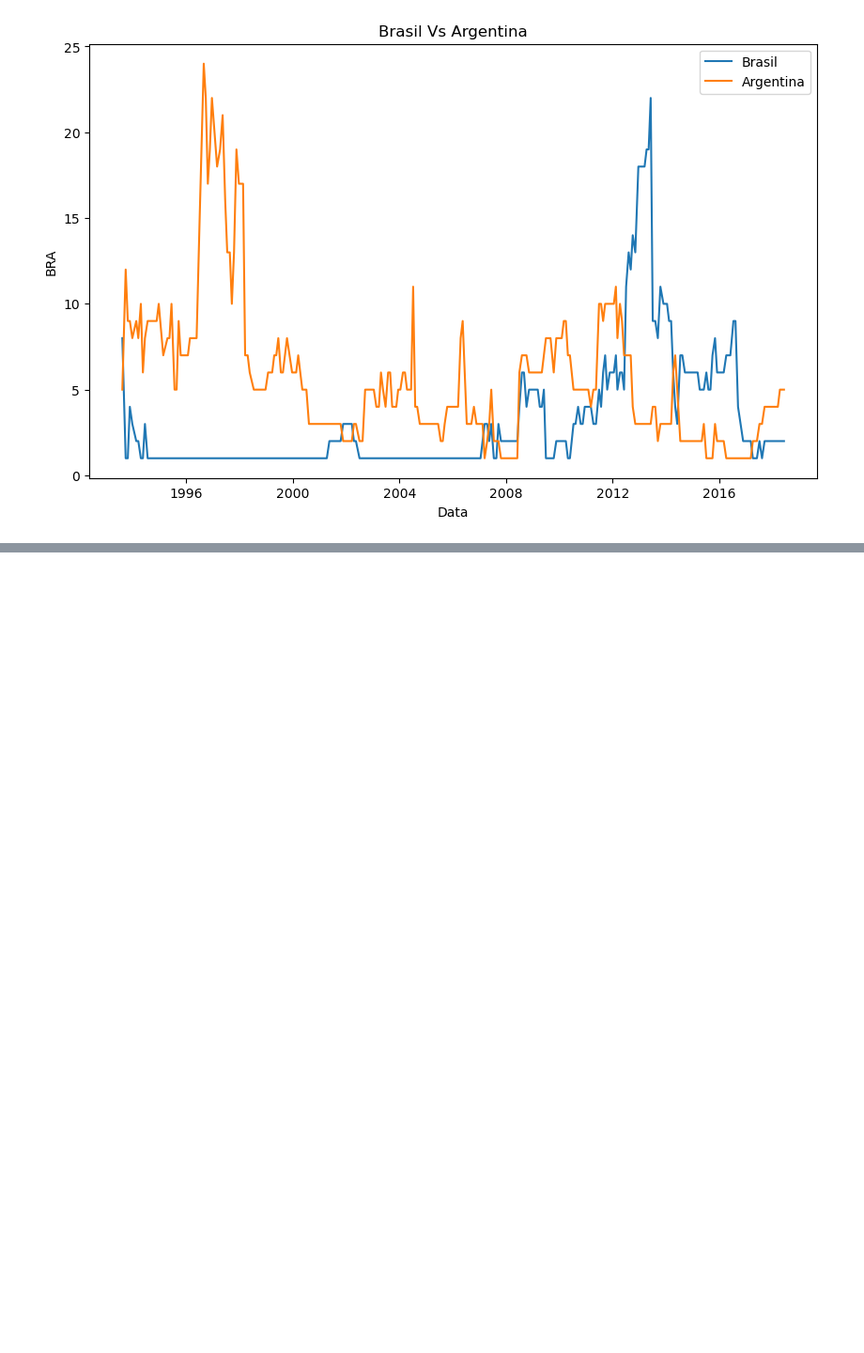
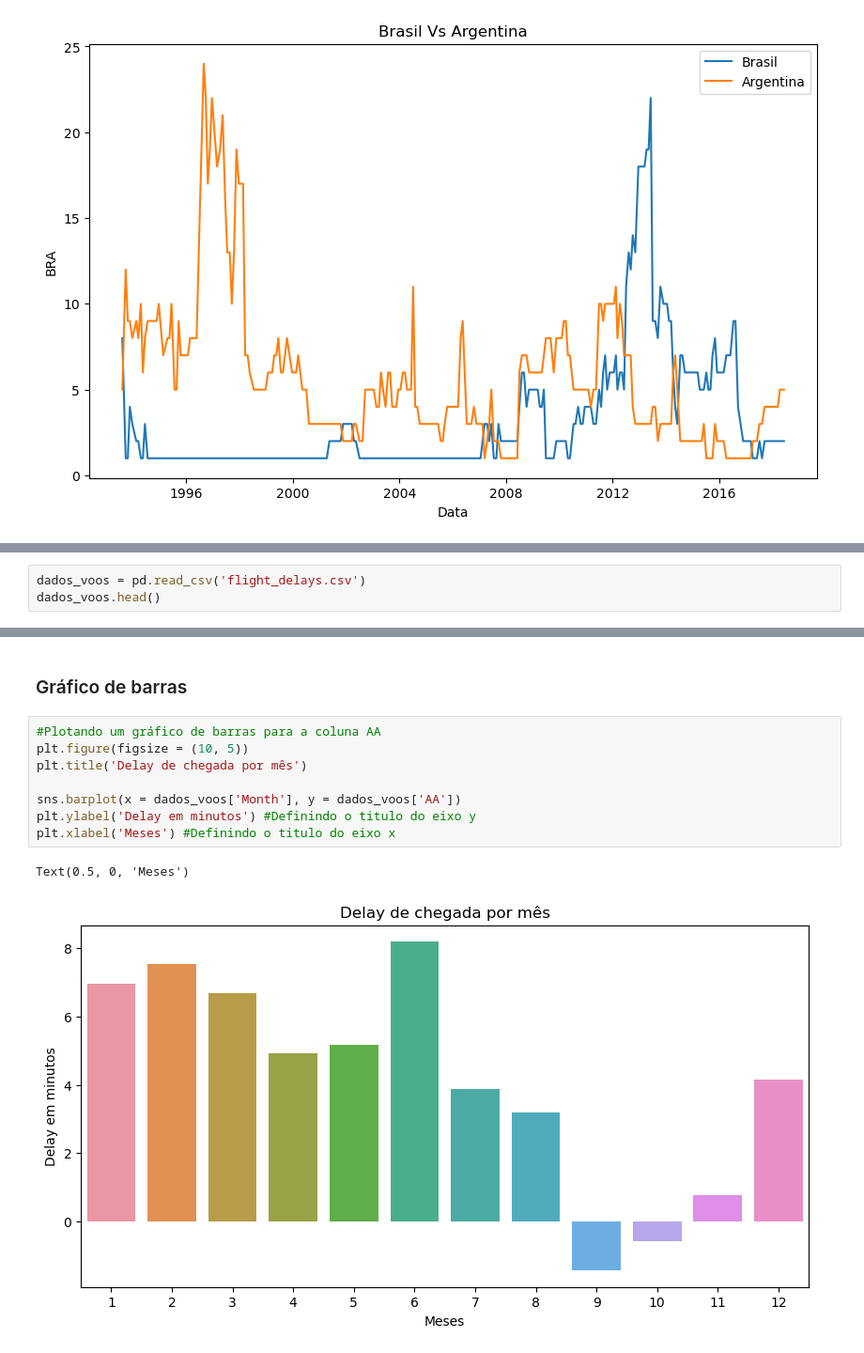
Before and after one commit to marcoapss98/Estudo_Bibliotecas, a Jupyter notebook: Seaborn.ipynb, the cells around one changed output, grey strips where cells are left out. Shown at 94% size. Saved outputs shown, nothing was run; the diff lists cells and outputs as text; blank space fills up the shorter version.

Commit message:
Adicionando Gráfico de barras e mapa de calor

```diff
--- a/Seaborn.ipynb
+++ b/Seaborn.ipynb
@@ -41,0 +46,3 @@ sns.lineplot(data=dados_fifa['ARG'], label = 'Argentina')
+# %%
+dados_voos = pd.read_csv('flight_delays.csv')
+dados_voos.head()
@@ -41,0 +56,13 @@ sns.lineplot(data=dados_fifa['ARG'], label = 'Argentina')
+# %% [markdown]
+### Gráfico de barras
+# %%
+#Plotando um gráfico de barras para a coluna AA
+plt.figure(figsize = (10, 5))
+plt.title('Delay de chegada por mês')
+
+sns.barplot(x = dados_voos['Month'], y = dados_voos['AA'])
+plt.ylabel('Delay em minutos') #Definindo o titulo do eixo y
+plt.xlabel('Meses') #Definindo o titulo do eixo x
+# %% [output]
+Text(0.5, 0, 'Meses')
+[figure, added]
```
Also changed, not shown: parts of 6 cells of this notebook.
